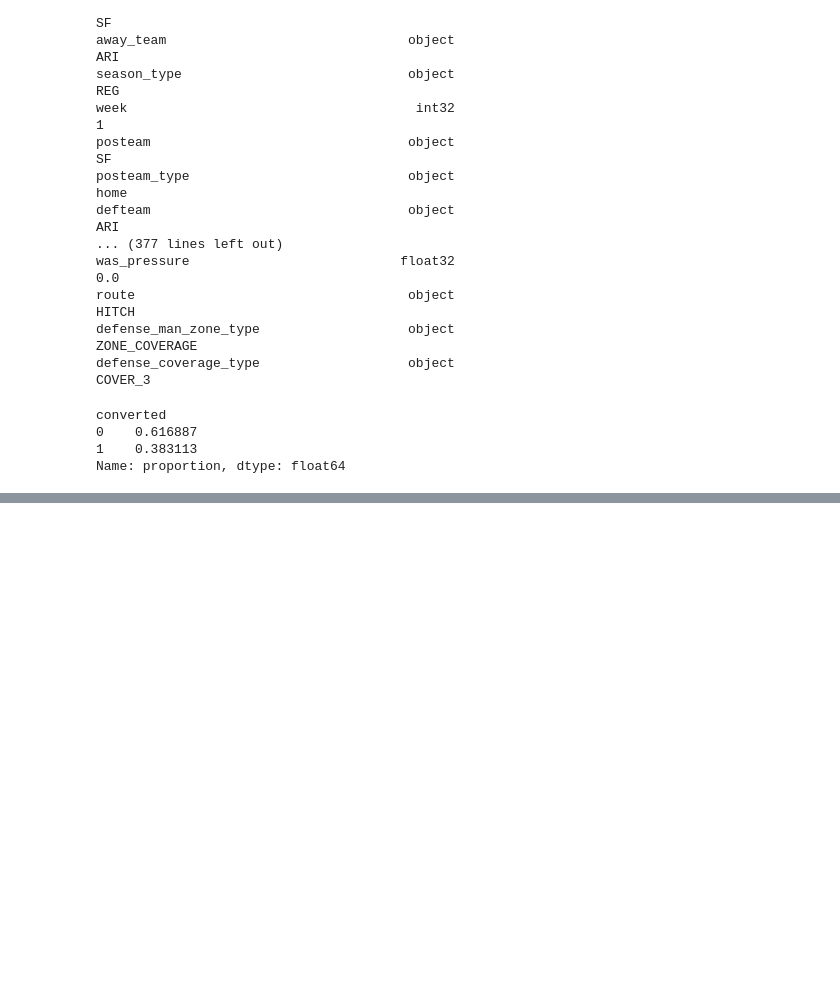
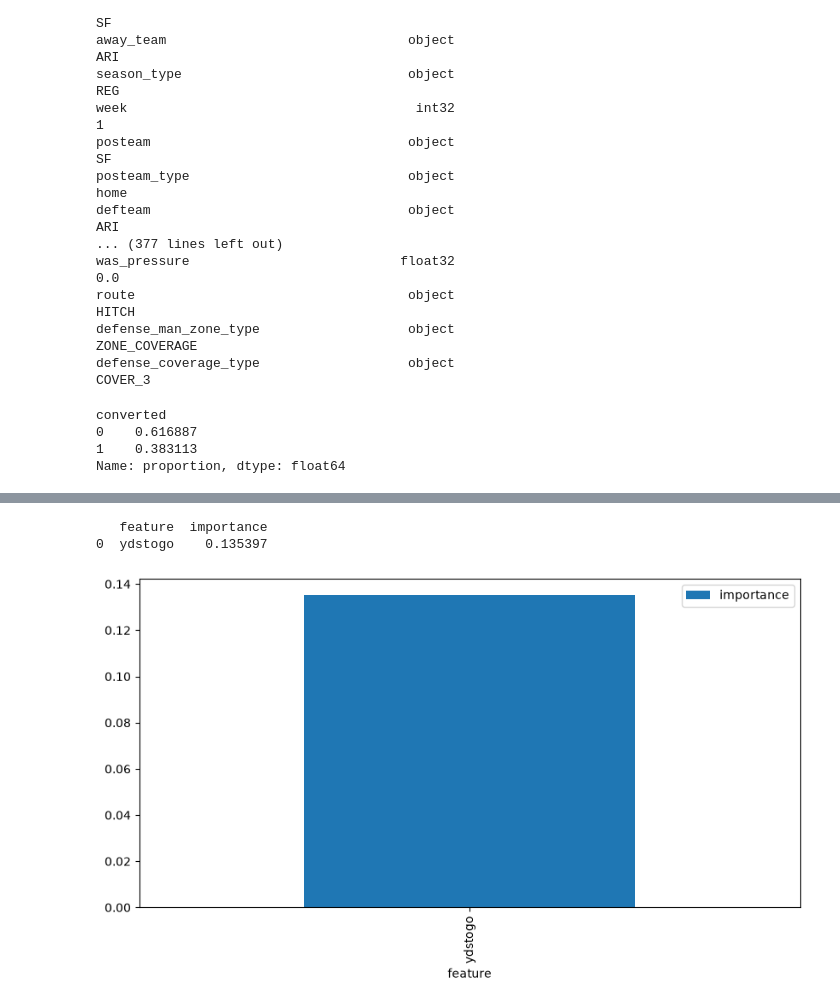
Before and after one commit to DylanAhn10/NFLConversionPredictor, a Jupyter notebook: main.ipynb, the cells around one changed output, grey strips where cells are left out. Cells and saved outputs as stored; diff of their text form; code cells hidden in the pictures; blank space fills up the shorter version.

Commit message:
Logistic and Decision Tree

```diff
--- a/main.ipynb
+++ b/main.ipynb
@@ -50,7 +61,8 @@ converted
 1    0.383113
 Name: proportion, dtype: float64
 # %%
-features = ["yardline_100", "ydstogo", "game_seconds_remaining", "score_differential", "no_huddle", "shotgun", "posteam_timeouts_remaining", "defteam_timeouts_remaining"]
+# features = ["yardline_100", "ydstogo", "game_seconds_remaining", "score_differential", "no_huddle", "shotgun", "posteam_timeouts_remaining", "defteam_timeouts_remaining"]
+features = ["ydstogo"]
 data = thirddowns[features + ["converted"]].dropna()
-print(data.head(3))
+print(data.head(4))
 # %% [output]
@@ -70,0 +74,10 @@ print(data.head(3))
+# %%
+x = data[features]
+y = data["converted"]
+x_train, x_test, y_train, y_test = train_test_split(x, y, test_size=.2)
+# %%
+model = LogisticRegression()
+model.fit(x_train, y_train)
+predictions = model.predict(x_test)
+accuracy = accuracy_score(y_test, predictions)
+print(accuracy)
@@ -70,0 +182,11 @@ print(data.head(3))
+# %%
+importance = permutation_importance(model, x_test, y_test, random_state=3)
+featureimportance = pd.DataFrame({"feature": features, "importance": importance.importances_mean})
+featureimportance = featureimportance.sort_values("importance", ascending=False)
+print(featureimportance)
+featureimportance.plot(x = "feature", y = "importance", kind = "bar", figsize = (10, 5))
+plt.show()
+# %% [output]
+   feature  importance
+0  ydstogo    0.135397
+[figure, added]
```
Also changed, not shown: parts of 11 cells of this notebook.
